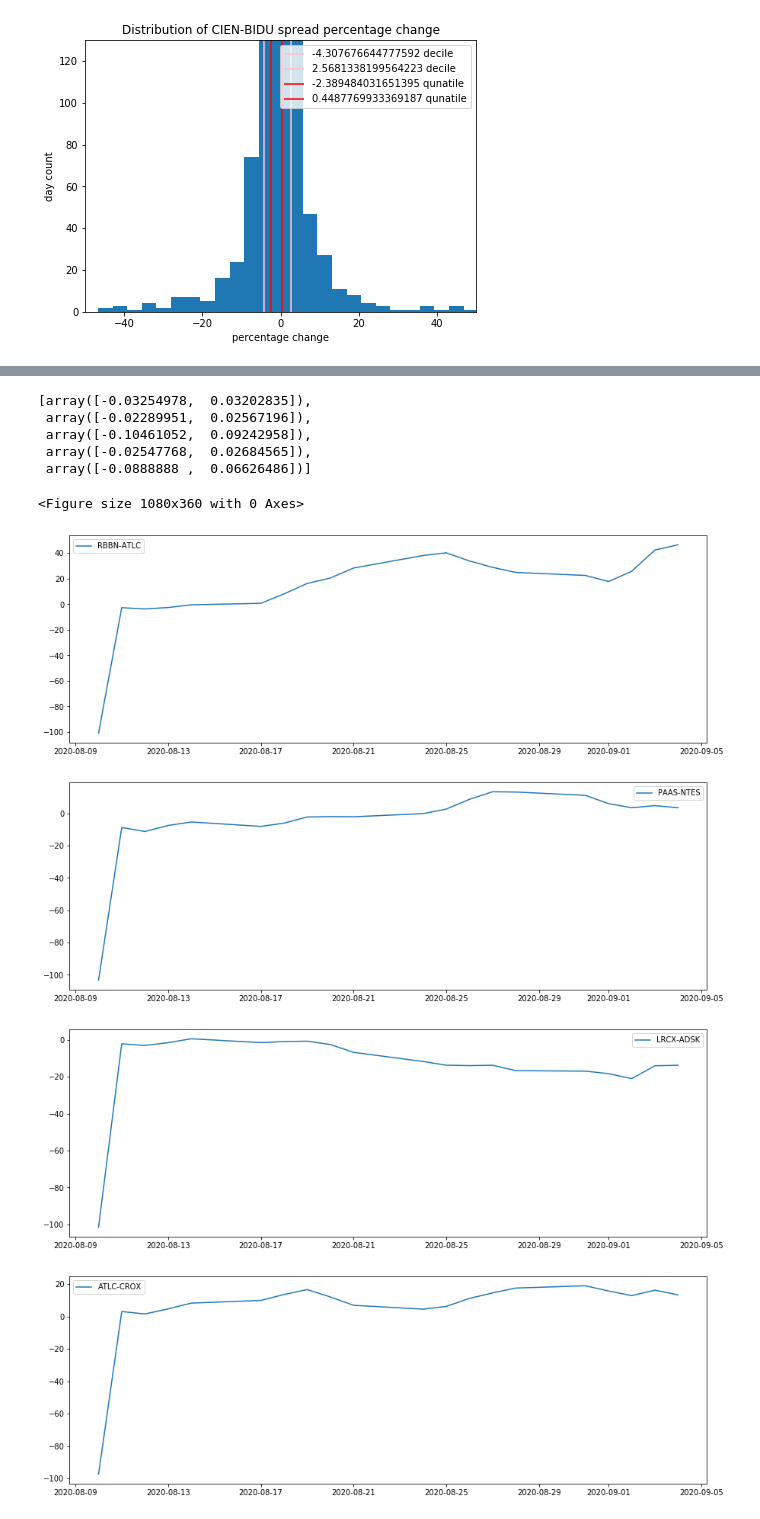
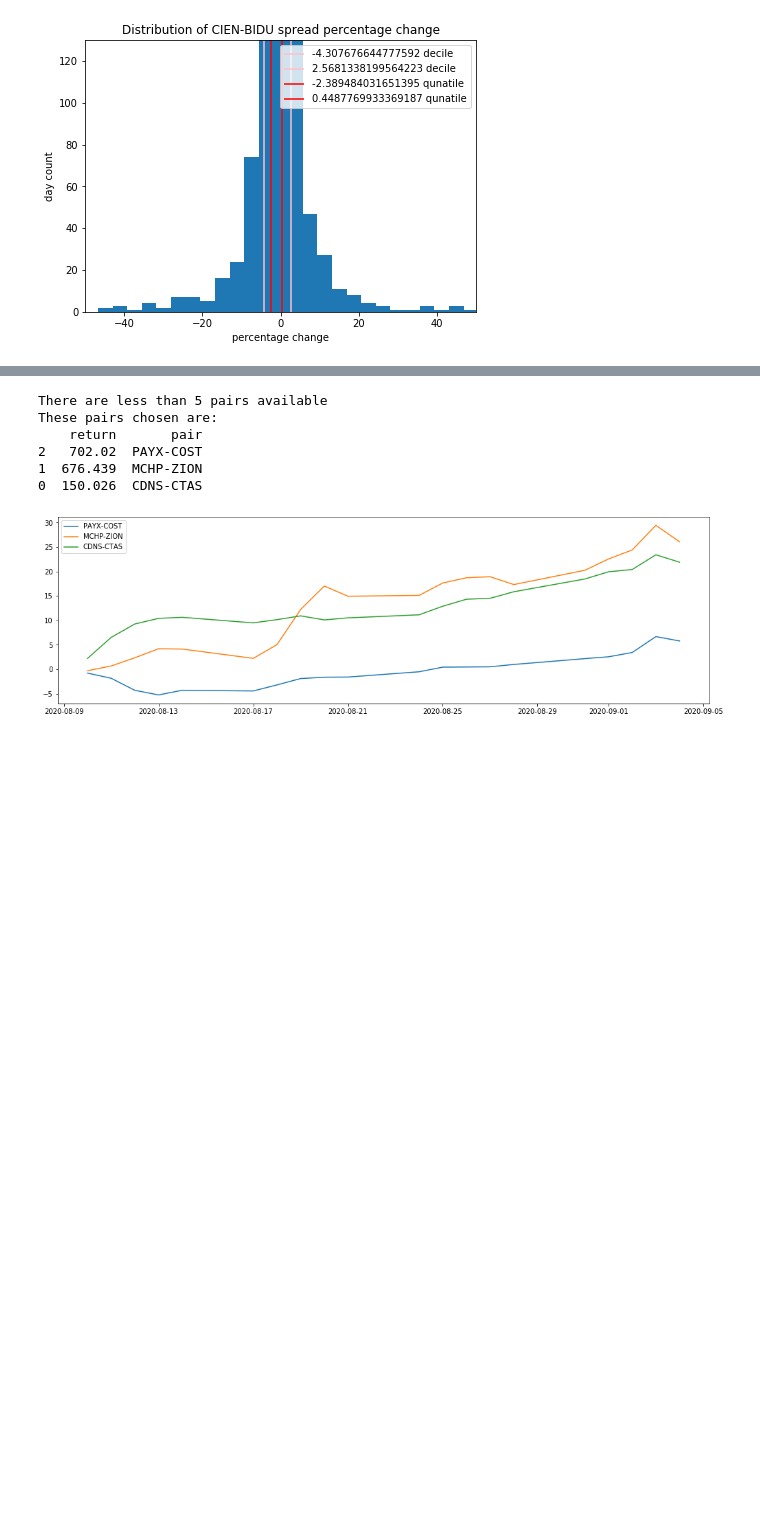
Before and after one commit to anastasia-yaschenko/Quantitative-Analytics-programme, a Jupyter notebook: Algo trading.ipynb, the cells around one changed output, grey strips where cells are left out. Saved outputs shown, nothing was run; the diff lists cells and outputs as text; code cells hidden in the pictures; blank space fills up the shorter version.

```diff
--- a/Algo trading.ipynb
+++ b/Algo trading.ipynb
@@ -546,38 +545,48 @@ chosen_pairs
 # %%
-quantiles_chosen = []
-for pair in chosen_pairs.pair:
-    for q in chosen_params:
-        if q.name == pair:
-            quantiles_chosen.append(np.array(q))
-quantiles_chosen
+def choose_from_best(number_of_pairs, df_profit_pairs, chosen_params):
+    if number_of_pairs > df_profit_pairs.shape[0]:
+        print('There are less than {} pairs available'.format(number_of_pairs))
+        number_of_pairs = df_profit_pairs.shape[0]
+    chosen_pairs = df_profit_pairs.iloc[:number_of_pairs, :]
+    print('These pairs chosen are:')
+    print(chosen_pairs)
+
+    quantiles_chosen = []
+    for pair in chosen_pairs.pair:
+        for q in chosen_params:
+            if q.name == pair:
+                quantiles_chosen.append(np.array(q))
+    return chosen_pairs, quantiles_chosen
-# %% [output]
-[array([-0.03254978,  0.03202835]),
- array([-0.02289951,  0.02567196]),
- array([-0.10461052,  0.09242958]),
- array([-0.02547768,  0.02684565]),
- array([-0.0888888 ,  0.06626486])]
+# %%
+raw_chosen_pairs, raw_quantiles = choose_from_best(5, raw_profit_pairs, raw_chosen_params)
+# %% [output]
+There are less than 5 pairs available
+These pairs chosen are:
+    return       pair
+2   702.02  PAYX-COST
+1  676.439  MCHP-ZION
+0  150.026  CDNS-CTAS
 # %%
 capital = 3000000
-n_assets = chosen_pairs.shape[0]
-allocated_capital = capital / n_assets
+n_assets = raw_chosen_pairs.shape[0]
+allocated_capital = 500000#capital / n_assets
 # %%
-portfolio_returns = []
-for num, pair in enumerate(chosen_pairs.pair):
-    window = 150
-    name1, name2 = pair.split('-')
-    test_ret, test_port, test_cap = trade(quantiles_chosen[num][0], quantiles_chosen[num][1], window, allocated_capital, raw_price_test, name1, name2)
-    pair_returns = calc_returns(test_port, allocated_capital)
-    portfolio_returns.append(pair_returns)
+def real_returns(quantiles_chosen, chosen_pairs, window, allocated_capital, df_pred, df_price):
+    portfolio_returns = []
+    portfolio_value = []
+    for num, pair in enumerate(chosen_pairs.pair):
+        name1, name2 = pair.split('-')
+        test_ret, test_port, test_cap = trade(quantiles_chosen[num][0], quantiles_chosen[num][1], window, allocated_capital, df_pred, df_price, name1, name2)
+        pair_returns = calc_returns(test_port, allocated_capital)
+        portfolio_returns.append(pd.Series(pair_returns, name = pair, index = close.index[-len(pair_returns):]))
+        portfolio_value.append(pd.Series(test_port, name = pair, index = close.index[-len(test_port):]))
+    return portfolio_returns, portfolio_value
+# %%
+raw_returns, raw_port_value = real_returns(raw_quantiles, raw_chosen_pairs, 150, allocated_capital, raw_price_test, raw_price_test)
 # %%
-plt.figure(figsize = (15,5))
-for n_ret, ret in enumerate(portfolio_returns):
-    plt.figure(figsize = (15,5))
-    plt.plot(price_test.index.to_timestamp()[price_test.shape[0]-len(portfolio_returns[0]):],
-             pd.Series(ret).rolling(2).sum(), label = chosen_pairs[['pair']].iloc[n_ret,:][0])
+plt.figure(figsize = (17,5))
+for n_ret, ret in enumerate(raw_returns):
+    plt.plot(ret.index.to_timestamp(), ret.rolling(2).sum(), label = ret.name)
     plt.legend();
 # %% [output]
-<Figure size 1080x360 with 0 Axes>
-[figure, old version]
+[figure, new version]
-[figure, removed]
-[figure, removed]
-[figure, removed]
```
Also changed, not shown: parts of 37 cells of this notebook.
